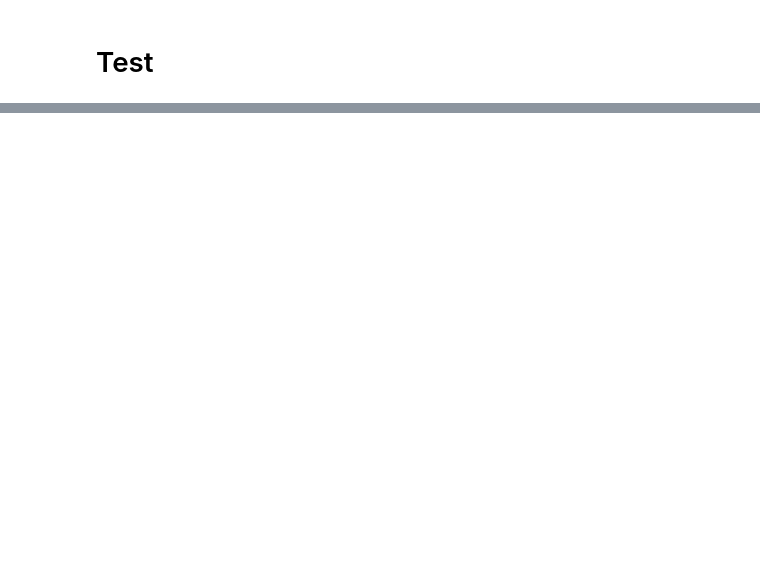
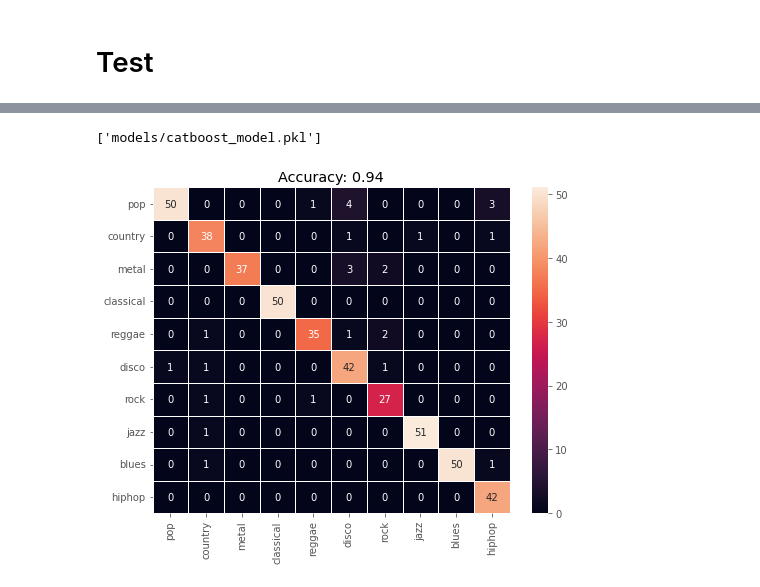
Before and after one commit to TimofeyTst/VKML_ML, a Jupyter notebook: music_classification.ipynb, the cells around one changed output, grey strips where cells are left out. Drawn from its saved outputs; the diff is of its cells as text; code cells hidden in the pictures; blank space fills up the shorter version.

```diff
--- a/music_classification.ipynb
+++ b/music_classification.ipynb
@@ -287,0 +405,9 @@ config.test_path
+# %%
+# Просто сразу крашится
+from catboost import CatBoostClassifier
+
+# Создание пайплайна CatBoostClassifier
+pipe_catboost = Pipeline([
+    ("scaler", StandardScaler()),
+    ("clf", CatBoostClassifier())
+]).fit(X_train, y_train)
@@ -287,0 +432,20 @@ config.test_path
+# %%
+import joblib
+joblib.dump(pipe_catboost, 'models/catboost_model.pkl')
+# Загрузка модели из файла
+# pipe_catboost = joblib.load('models/catboost_model.pkl')
+# %% [output]
+['models/catboost_model.pkl']
+# %%
+y_pred = np.array(
+    [
+        pipe_catboost.predict_proba(np.vstack(feature_list)).mean(0).argmax()
+        for feature_list in features_test
+    ]
+)
+
+y_test = np.array([label_list[0] for label_list in labels_test])
+
+plot_conf_matrix(y_pred, y_test, class_names, annot=True)
+# %% [output]
+[figure, added]
```
Also changed, not shown: parts of 21 cells of this notebook, 11 other files.
